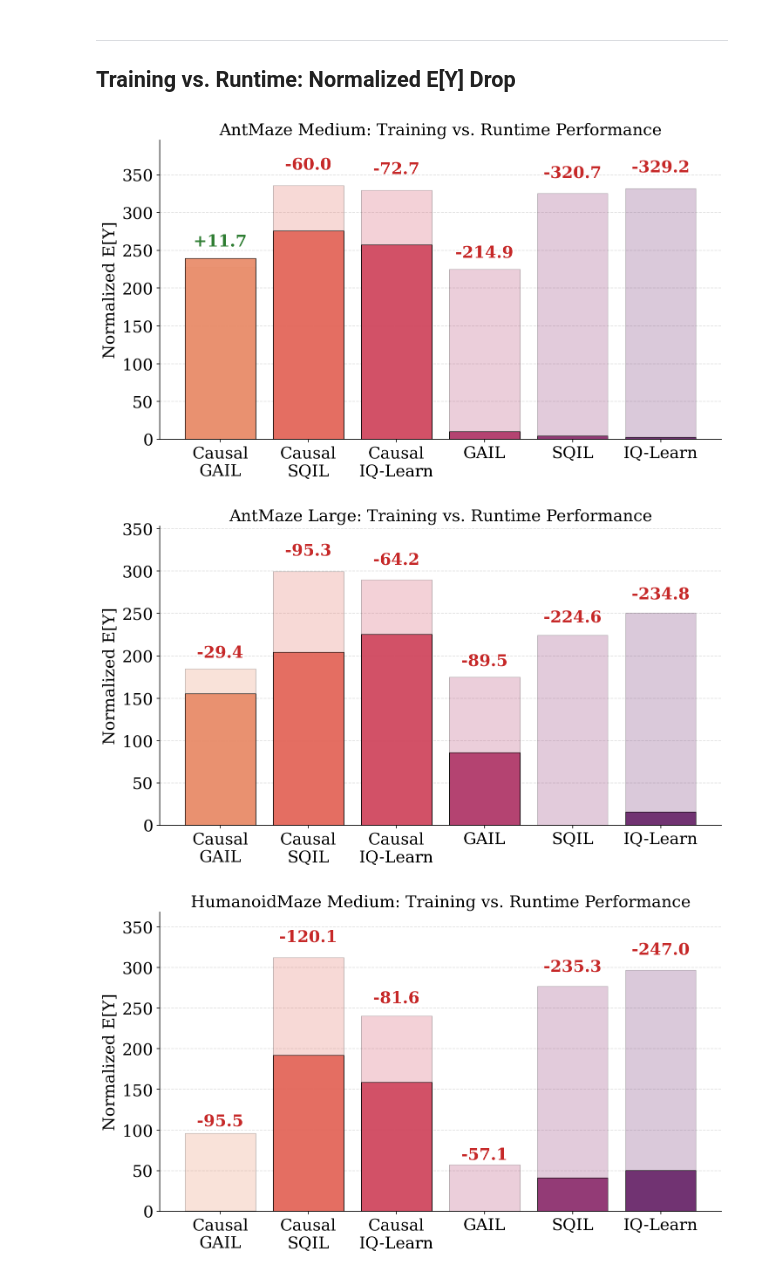
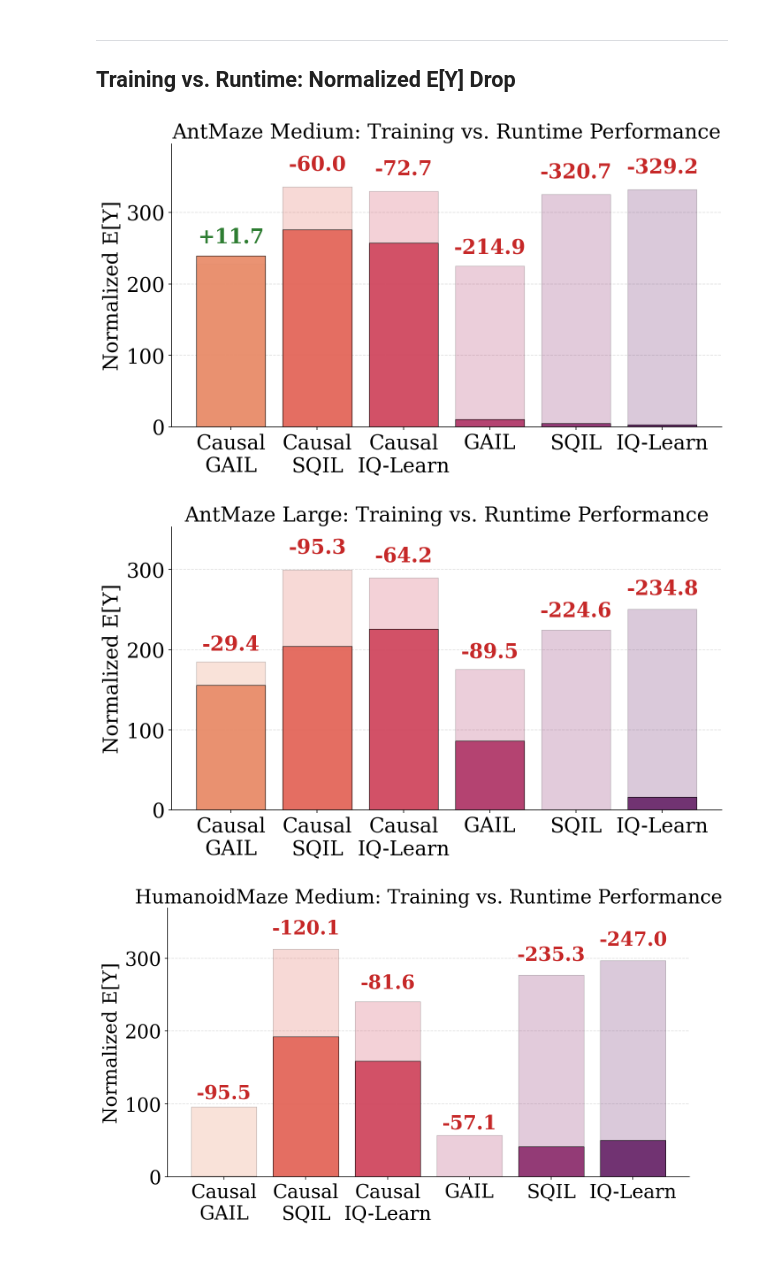
Before and after one commit to CausalAILab/Causal-RL, a Jupyter notebook: examples/experiments/plots_all.ipynb, the cells around one changed output. Drawn from its saved outputs; the diff is of its cells as text; code cells hidden in the pictures.

Commit message:
touched up training runtime plots

```diff
--- a/examples/experiments/plots_all.ipynb
+++ b/examples/experiments/plots_all.ipynb
@@ -10,11 +10,11 @@ import seaborn as sns
 
 plt.rcParams.update({
     "font.family": "serif",
-    "font.size": 18,
-    "axes.titlesize": 18,
-    "axes.labelsize": 18,
-    "xtick.labelsize": 18,
-    "ytick.labelsize": 18,
+    "font.size": 22,
+    "axes.titlesize": 22,
+    "axes.labelsize": 22,
+    "xtick.labelsize": 22,
+    "ytick.labelsize": 22,
     "figure.dpi": 150,
 })
 
@@ -343,7 +343,7 @@ for i in range(len(x)):
         f'{sign}{diff:.1f}',
         ha='center',
         va='bottom',
-        fontsize=18,
+        fontsize=22,
         fontweight='bold',
         color='#2E7D32' if diff >= 0 else '#C62828'
     )
@@ -365,7 +365,7 @@ plt.tight_layout()
 fig.savefig(f'{PLOTS_DIR}/antmed_train_vs_runtime.pdf', dpi=300, bbox_inches='tight')
 plt.show()
 # %% [output]
-[figure, old version]
+[figure, new version]
 # %%
 fig, ax = plt.subplots(figsize=(10, 6))
 bar_width = 0.8
@@ -408,7 +408,7 @@ for i in range(len(x)):
         f'{sign}{diff:.1f}',
         ha='center',
         va='bottom',
-        fontsize=18,
+        fontsize=22,
         fontweight='bold',
         color='#2E7D32' if diff >= 0 else '#C62828'
     )
@@ -429,7 +429,7 @@ plt.tight_layout()
 fig.savefig(f'{PLOTS_DIR}/antlarge_train_vs_runtime.pdf', dpi=300, bbox_inches='tight')
 plt.show()
 # %% [output]
-[figure, old version]
+[figure, new version]
 # %%
 fig, ax = plt.subplots(figsize=(10, 6))
 bar_width = 0.8
@@ -465,32 +465,32 @@ for i in range(len(x)):
     diff = hummed_drop[i]
     sign = '+' if diff >= 0 else ''
     y_pos = max(hummed_train_norm[i], hummed_runtime_norm[i]) * 1.05
 
     ax.text(
         x[i],
         y_pos,
         f'{sign}{diff:.1f}',
         ha='center',
         va='bottom',
-        fontsize=18,
+        fontsize=22,
         fontweight='bold',
         color='#2E7D32' if diff >= 0 else '#C62828'
     )
 
 ax.set_xticks(x)
 ax.set_xticklabels(algo_labels)
 ax.set_ylabel('Normalized E[Y]')
 ax.set_title('HumanoidMaze Medium: Training vs. Runtime Performance')
 ax.yaxis.grid(True, linestyle='--', alpha=0.4)
 ax.set_axisbelow(True)
 
 ax.spines['top'].set_visible(False)
 ax.spines['right'].set_visible(False)
 
 ax.set_ylim(0, max(max(hummed_train_norm), max(hummed_runtime_norm)) * 1.18)
 
 plt.tight_layout()
 fig.savefig(f'{PLOTS_DIR}/hummed_train_vs_runtime.pdf', dpi=300, bbox_inches='tight')
 plt.show()
 # %% [output]
-[figure, old version]
+[figure, new version]
```
Also changed, not shown: 3 other files.
